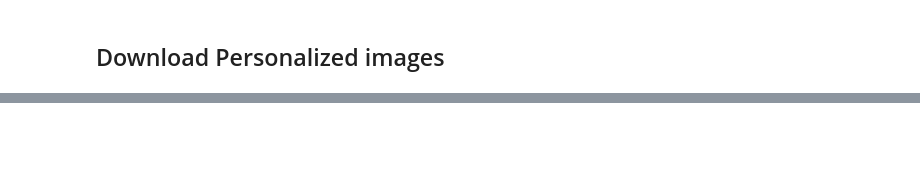
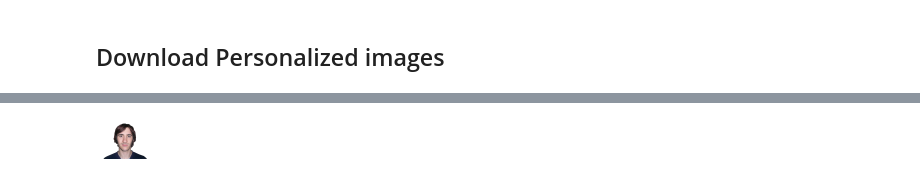
Before and after one commit to MaheeGamage/Product-Personalization-Colab, a Jupyter notebook: Product_personalization.ipynb, the cells around one changed output, grey strips where cells are left out. Cells and saved outputs as stored; diff of their text form; code cells hidden in the pictures; blank space fills up the shorter version.

```diff
--- a/Product_personalization.ipynb
+++ b/Product_personalization.ipynb
@@ -450,3 +617,7 @@ files.download(zip_filename)
 /content
 [interactive output not drawn]
 [interactive output not drawn]
+# %%
+cv2_imshow(s_img)
+# %% [output]
+[figure, added]
```
Also changed, not shown: parts of 29 cells of this notebook.
